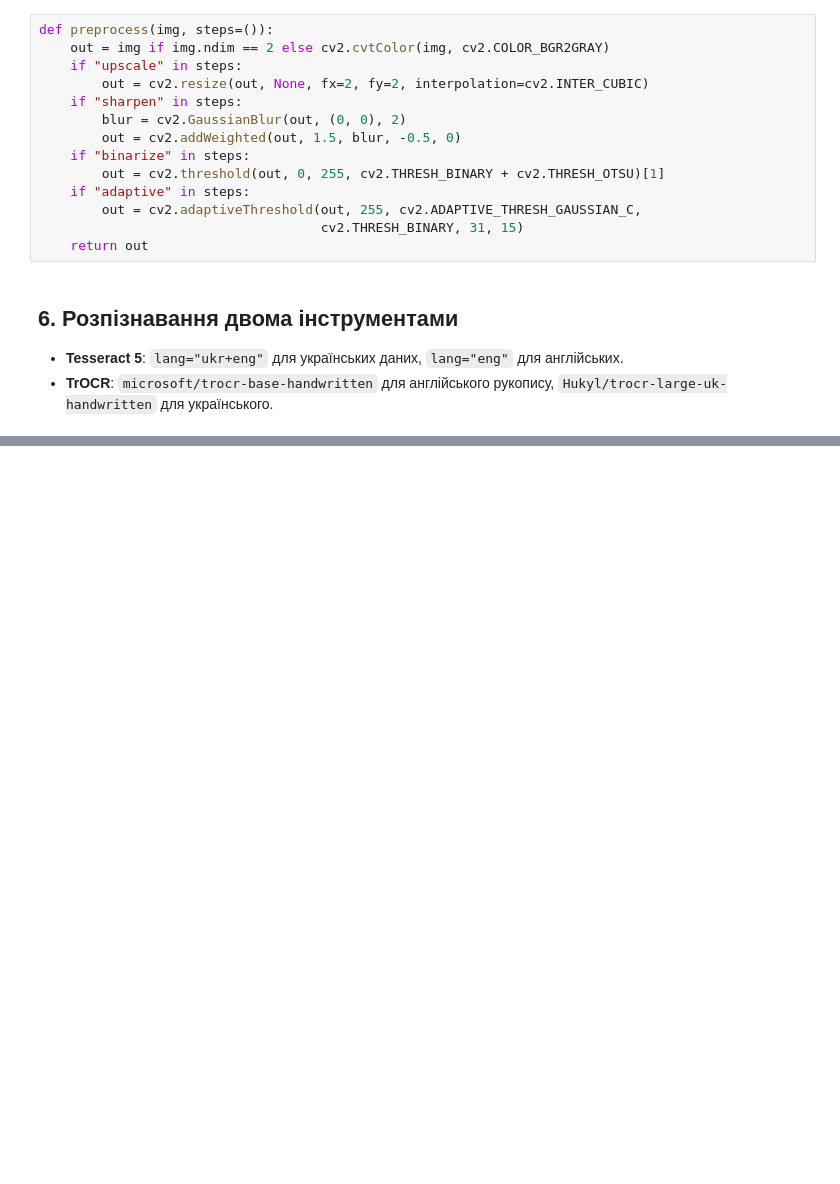
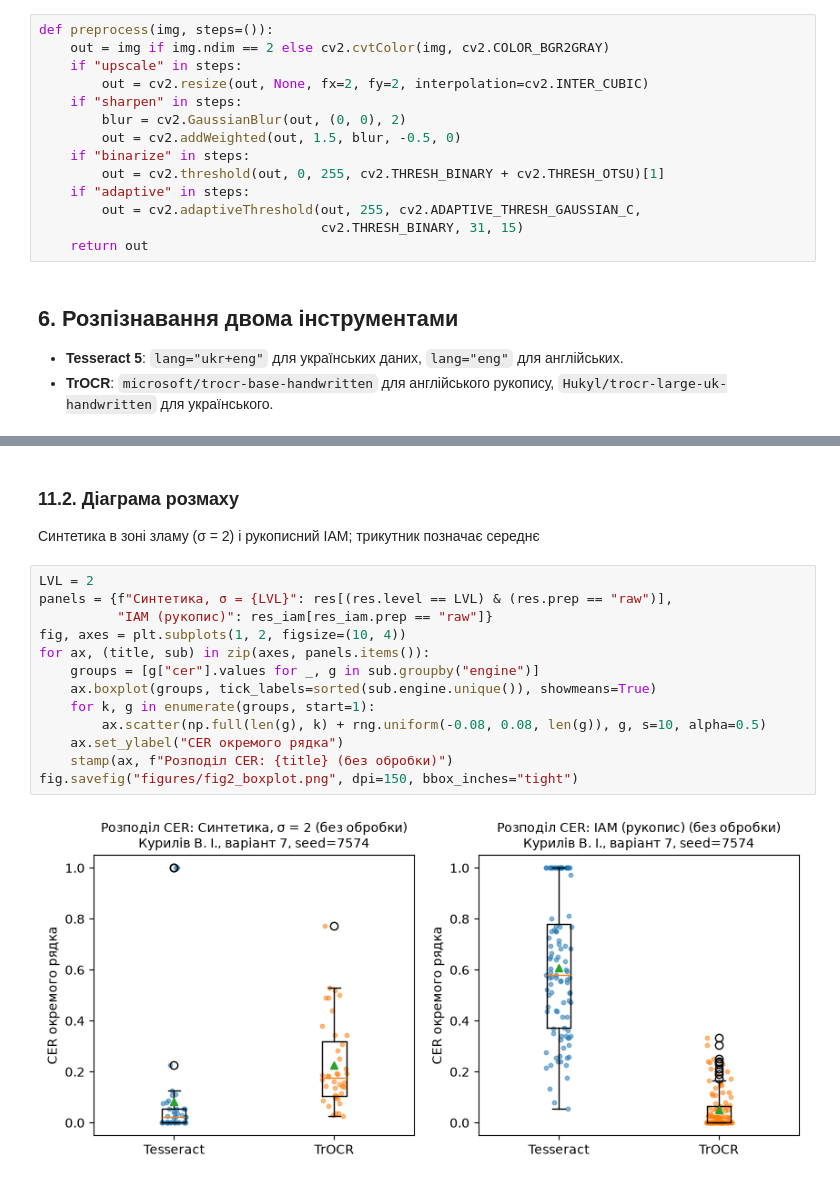
Before and after one commit to vladyslavkuryliv/AIinDI_lab3, a Jupyter notebook: lab3.ipynb, the cells around one changed output, grey strips where cells are left out. Cells and saved outputs as stored; diff of their text form; blank space fills up the shorter version.

```diff
--- a/lab3.ipynb
+++ b/lab3.ipynb
@@ -213,0 +473,19 @@ def ocr_trocr(img, lang="uk"):
+# %% [markdown]
+### 11.2. Діаграма розмаху
+
+Синтетика в зоні зламу (σ = 2) і рукописний IAM; трикутник позначає середнє
+# %%
+LVL = 2
+panels = {f"Синтетика, σ = {LVL}": res[(res.level == LVL) & (res.prep == "raw")],
+          "IAM (рукопис)": res_iam[res_iam.prep == "raw"]}
+fig, axes = plt.subplots(1, 2, figsize=(10, 4))
+for ax, (title, sub) in zip(axes, panels.items()):
+    groups = [g["cer"].values for _, g in sub.groupby("engine")]
+    ax.boxplot(groups, tick_labels=sorted(sub.engine.unique()), showmeans=True)
+    for k, g in enumerate(groups, start=1):
+        ax.scatter(np.full(len(g), k) + rng.uniform(-0.08, 0.08, len(g)), g, s=10, alpha=0.5)
+    ax.set_ylabel("CER окремого рядка")
+    stamp(ax, f"Розподіл CER: {title} (без обробки)")
+fig.savefig("figures/fig2_boxplot.png", dpi=150, bbox_inches="tight")
+# %% [output]
+[figure, added]
```
Also changed, not shown: parts of 44 cells of this notebook, 13 other files.
